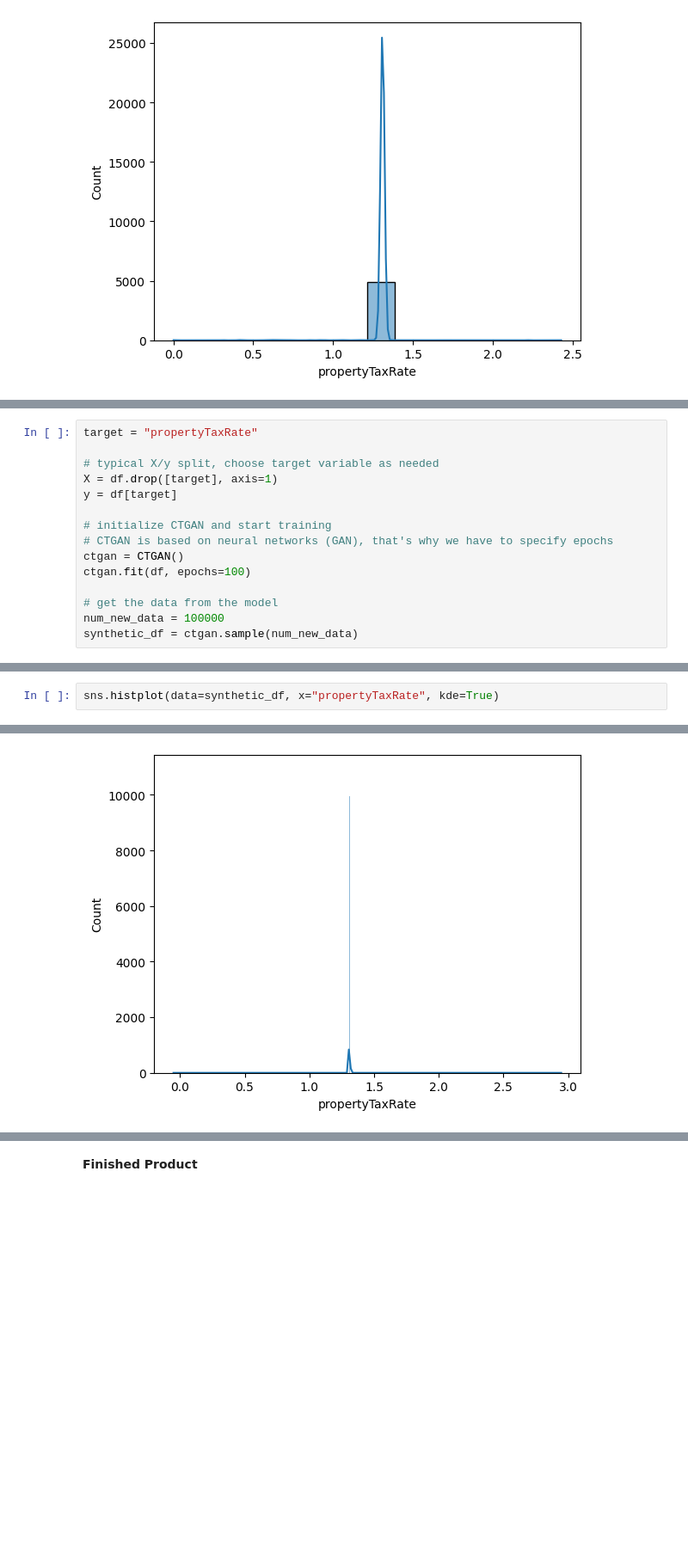
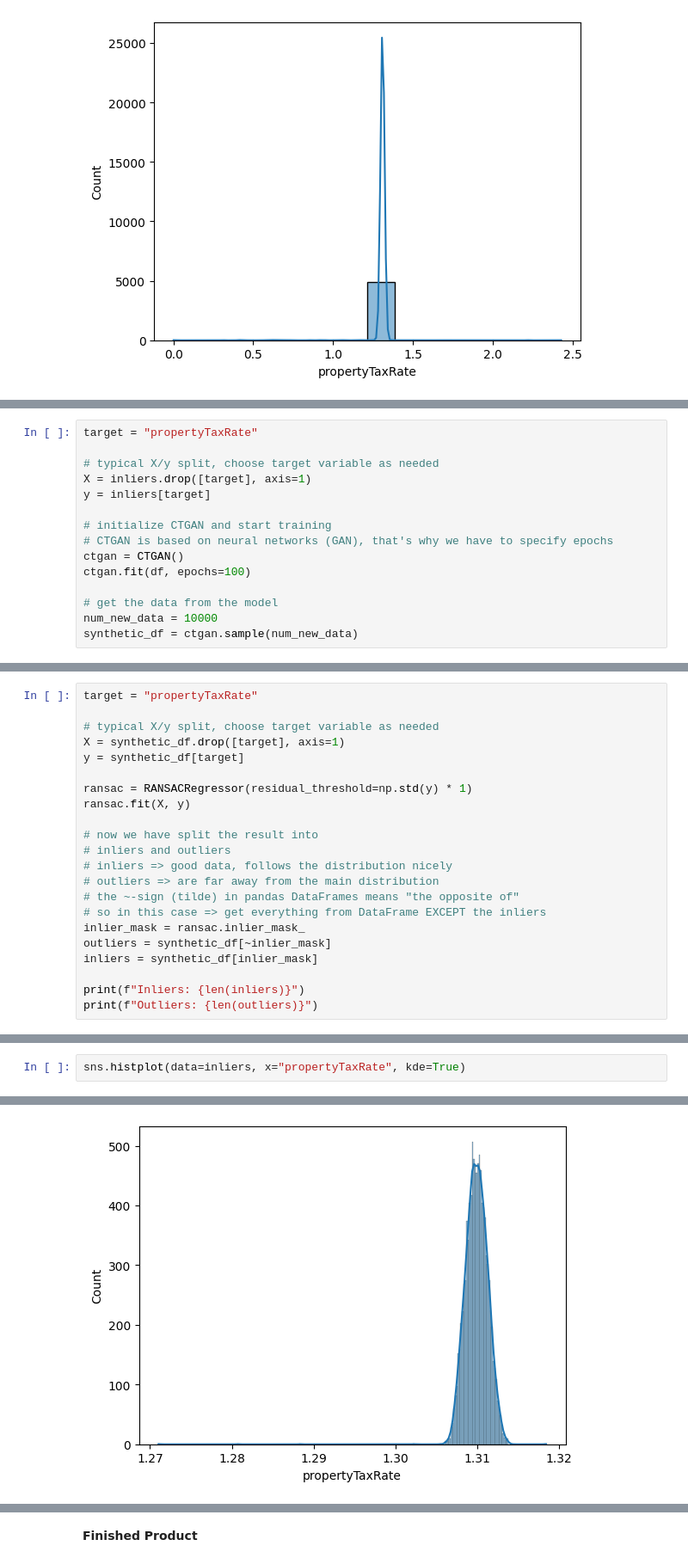
Before and after one commit to Jan-PhilipSchreiber/DeepLAdDA, a Jupyter notebook: 2AdDA/LectureHomework/DistributionHW/Regression_Zillow_HW.ipynb, the cells around one changed output, grey strips where cells are left out. Shown at 86% size. Saved outputs shown, nothing was run; the diff lists cells and outputs as text; blank space fills up the shorter version.

Commit message:
Finished property taxrate

```diff
--- a/2AdDA/LectureHomework/DistributionHW/Regression_Zillow_HW.ipynb
+++ b/2AdDA/LectureHomework/DistributionHW/Regression_Zillow_HW.ipynb
@@ -90,8 +132,8 @@ sns.histplot(data=df, x="propertyTaxRate", kde=True)
 target = "propertyTaxRate"
 
 # typical X/y split, choose target variable as needed
-X = df.drop([target], axis=1)
-y = df[target]
+X = inliers.drop([target], axis=1)
+y = inliers[target]
 
 # initialize CTGAN and start training
 # CTGAN is based on neural networks (GAN), that's why we have to specify epochs
@@ -99,7 +141,7 @@ ctgan = CTGAN()
 ctgan.fit(df, epochs=100)
 
 # get the data from the model
-num_new_data = 100000
+num_new_data = 10000
 synthetic_df = ctgan.sample(num_new_data)
 # %%
 synthetic_df.describe()
@@ -115,0 +183,22 @@ synthetic_df.describe()
+# %%
+target = "propertyTaxRate"
+
+# typical X/y split, choose target variable as needed
+X = synthetic_df.drop([target], axis=1)
+y = synthetic_df[target]
+
+ransac = RANSACRegressor(residual_threshold=np.std(y) * 1)
+ransac.fit(X, y)
+
+# now we have split the result into
+# inliers and outliers
+# inliers => good data, follows the distribution nicely
+# outliers => are far away from the main distribution
+# the ~-sign (tilde) in pandas DataFrames means "the opposite of"
+# so in this case => get everything from DataFrame EXCEPT the inliers
+inlier_mask = ransac.inlier_mask_
+outliers = synthetic_df[~inlier_mask]
+inliers = synthetic_df[inlier_mask]
+
+print(f"Inliers: {len(inliers)}")
+print(f"Outliers: {len(outliers)}")
@@ -116,5 +208,5 @@ synthetic_df.describe()
 # %%
-sns.histplot(data=synthetic_df, x="propertyTaxRate", kde=True)
+sns.histplot(data=inliers, x="propertyTaxRate", kde=True)
 # %% [output]
 <Axes: xlabel='propertyTaxRate', ylabel='Count'>
-[figure, old version]
+[figure, new version]
```
Also changed, not shown: parts of 22 cells of this notebook.
